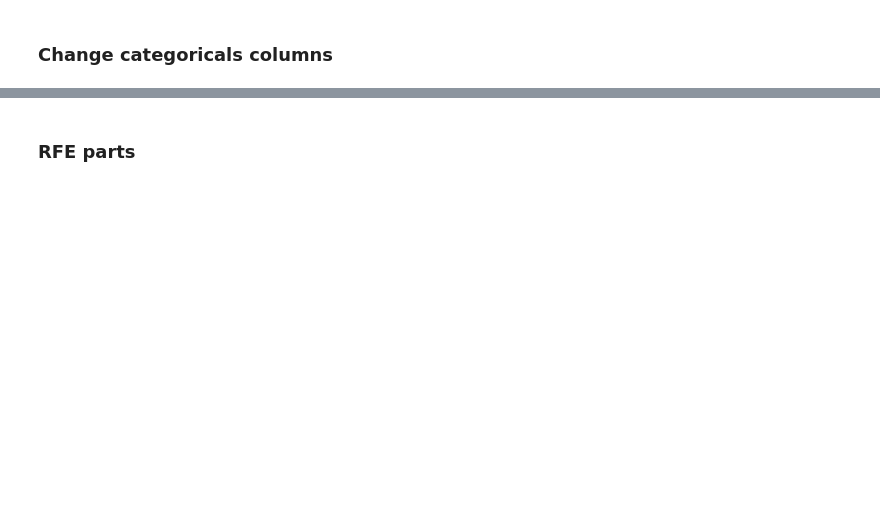
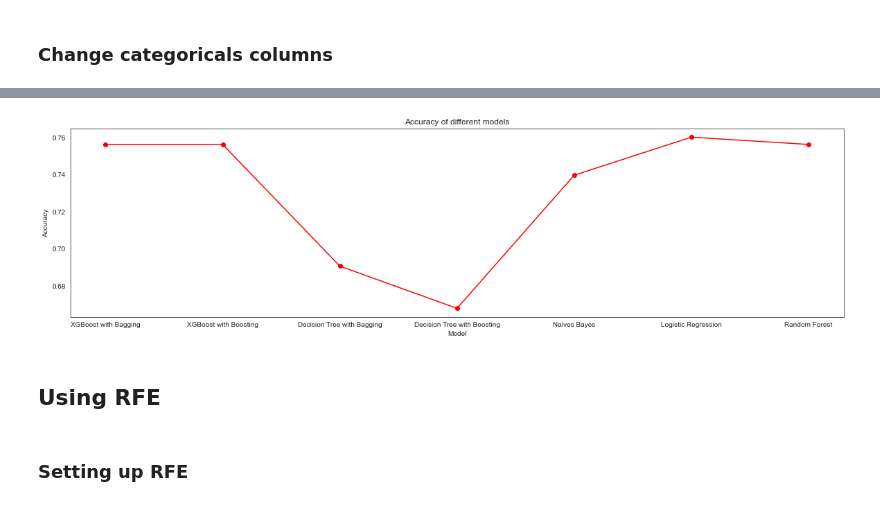
Before and after one commit to AdrianPaulCarrieres/machine_learning, a Jupyter notebook: notebook.ipynb, the cells around one changed output, grey strips where cells are left out. Cells and saved outputs as stored; diff of their text form; code cells hidden in the pictures; blank space fills up the shorter version.

```diff
--- a/notebook.ipynb
+++ b/notebook.ipynb
@@ -272,5 +382,17 @@ metrics.ConfusionMatrixDisplay.from_estimator(
+# %%
+# Plot accuracy_results as x-axis and models as y-axis
+plt.figure(figsize=(20, 5))
+plt.plot(models, accuracy_results, 'o-', color='r', label='Accuracy')
+plt.xlabel('Model')
+plt.ylabel('Accuracy')
+plt.title('Accuracy of different models')
+plt.show()
+# %% [output]
+[figure, added]
 # %% [markdown]
-### RFE parts
+## Using RFE
+# %% [markdown]
+### Setting up RFE
 # %%
 # Let us use RFE to check required features and remove multicolearity
 from sklearn.feature_selection import RFE
```
Also changed, not shown: parts of 54 cells of this notebook.
